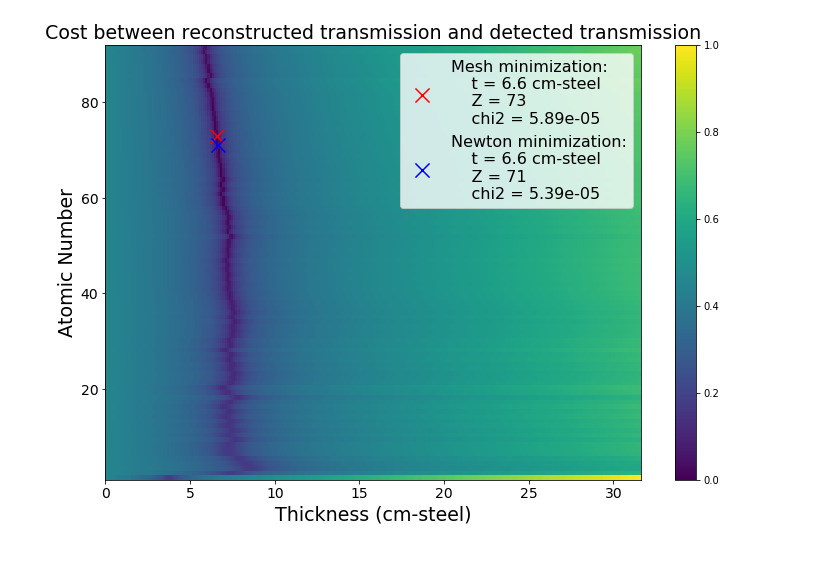
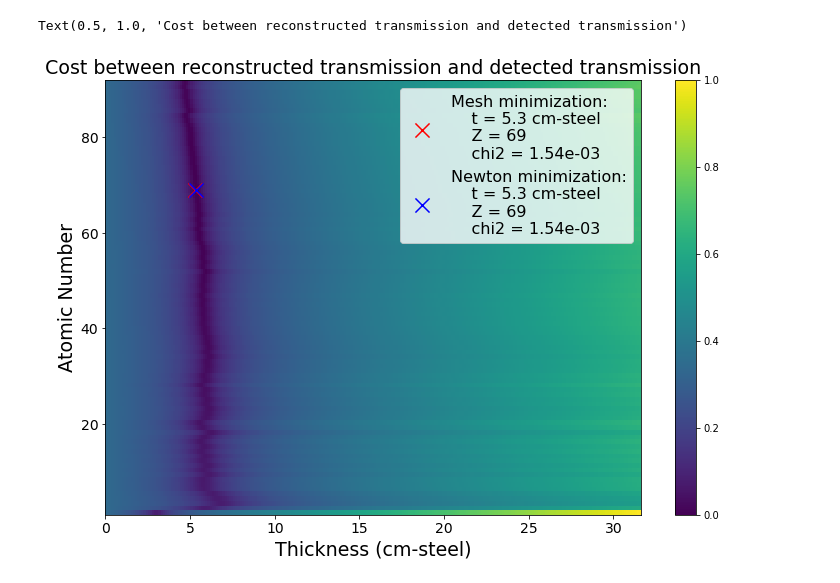
Before and after one commit to plalor/ZCON, a Jupyter notebook: CargoExample.ipynb, the cells around one changed output. Drawn from its saved outputs; the diff is of its cells as text; code cells hidden in the pictures.

```diff
--- a/CargoExample.ipynb
+++ b/CargoExample.ipynb
@@ -36,38 +31,43 @@ b_L = np.load("data/b4MeV.npy")
 R = np.load("data/R.npy")
 E_in = np.load("data/E_in.npy")
 E_dep = np.load("data/E_dep.npy")
+
+zRange = np.arange(1, 93)
+attenMat = calcAttenMat(E_in, zRange)
+np.save("data/attenMat", attenMat)
 # %%
 ### Plotting mesh
 
-i, j = 2, 2
+i, j = 500, 1000
 lmbdaRange, zRange, minima = createMesh(im_H[i,j], im_L[i,j], b_H, b_L, R, E_in, E_dep)
 
 plt.figure(figsize = [12, 8])
 extent = [0, 250/rhoFe, 1, 92]
 plt.imshow(minima.T, interpolation='nearest', origin='lower', extent = extent, norm=mpl.colors.LogNorm())
 
 idx1, idx2 = np.unravel_index(minima.argmin(), minima.shape)
 label = "Mesh minimization:\n    t = %.1f cm-steel\n    Z = %d\n    chi2 = %.2e" \
         % (lmbdaRange[idx1]/rhoFe, zRange[idx2], minima[idx1, idx2])
 plt.scatter(lmbdaRange[idx1]/rhoFe, zRange[idx2], color = 'r', marker = 'x', s = 200, label = label)
 
-lmbdas, minima = runNewton(im_H[i,j], im_L[i,j], b_H, b_L, R, E_in, E_dep, calcAttenMat(E_in, zRange), zRange)
+lmbdas, minima = runNewton(im_H[i,j], im_L[i,j], b_H, b_L, R, E_in, E_dep, attenMat, zRange)
 idx = np.argmin(minima)
 label = "Newton minimization:\n    t = %.1f cm-steel\n    Z = %d\n    chi2 = %.2e" \
         % (lmbdas[idx] / rhoFe, zRange[idx], minima[idx])
 plt.scatter(lmbdas[idx] / rhoFe, zRange[idx], color = 'b', marker = 'x', s = 200, label = label)
 
 plt.axis('auto')
 plt.xlim([0, 250/rhoFe])
 plt.ylim([1, 92])
 plt.colorbar()
 plt.legend(fontsize = 16)
 plt.xticks(fontsize = 14)
 plt.yticks(fontsize = 14)
 plt.xlabel("Thickness (cm-steel)", fontsize = 19)
 plt.ylabel("Atomic Number", fontsize = 19)
 plt.title("Cost between reconstructed transmission and detected transmission", fontsize=19)
 #plt.savefig("pixel")
 # %% [output]
+Text(0.5, 1.0, 'Cost between reconstructed transmission and detected transmission')
-[figure, old version]
+[figure, new version]
 # %%
```
Also changed, not shown: parts of 3 cells of this notebook, 14 other files.
